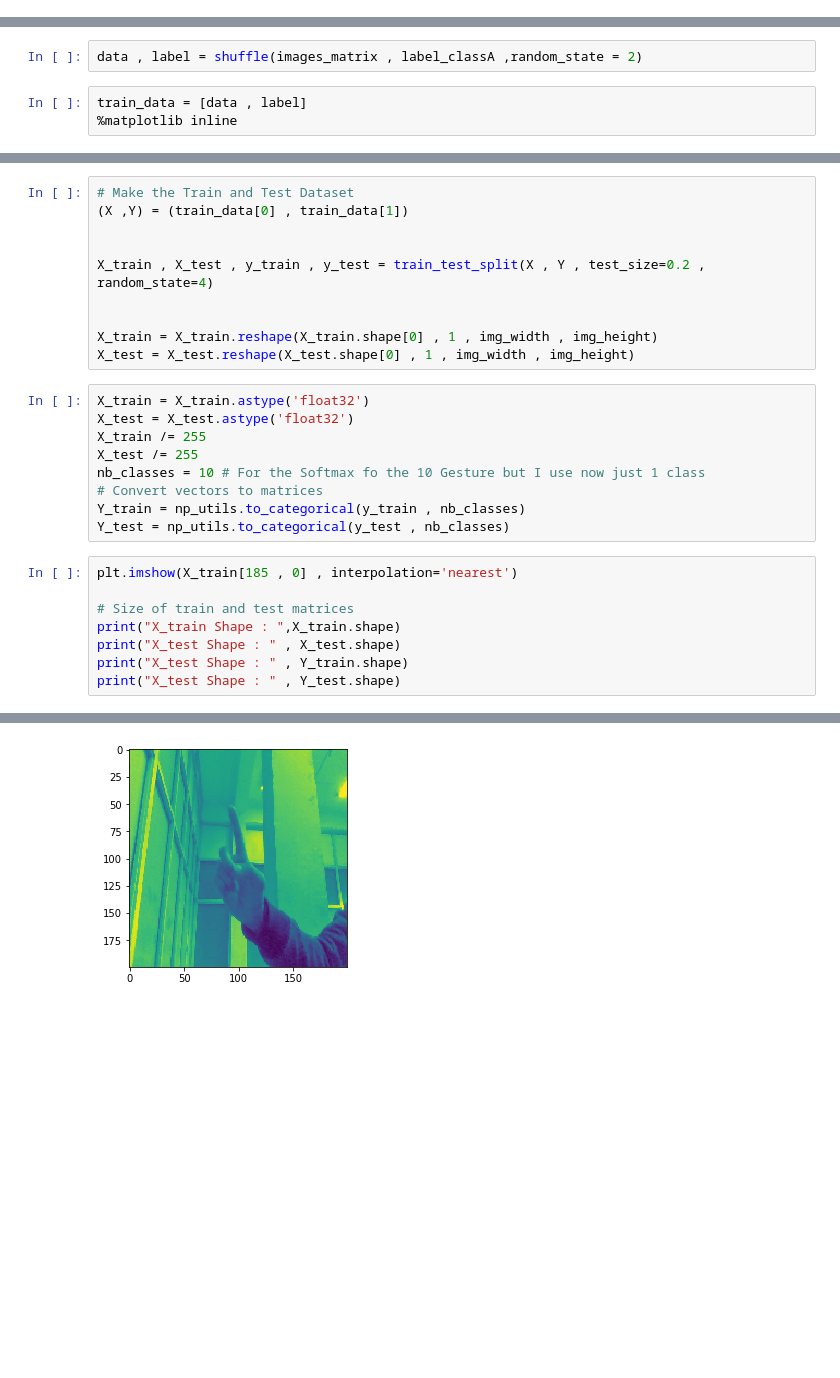
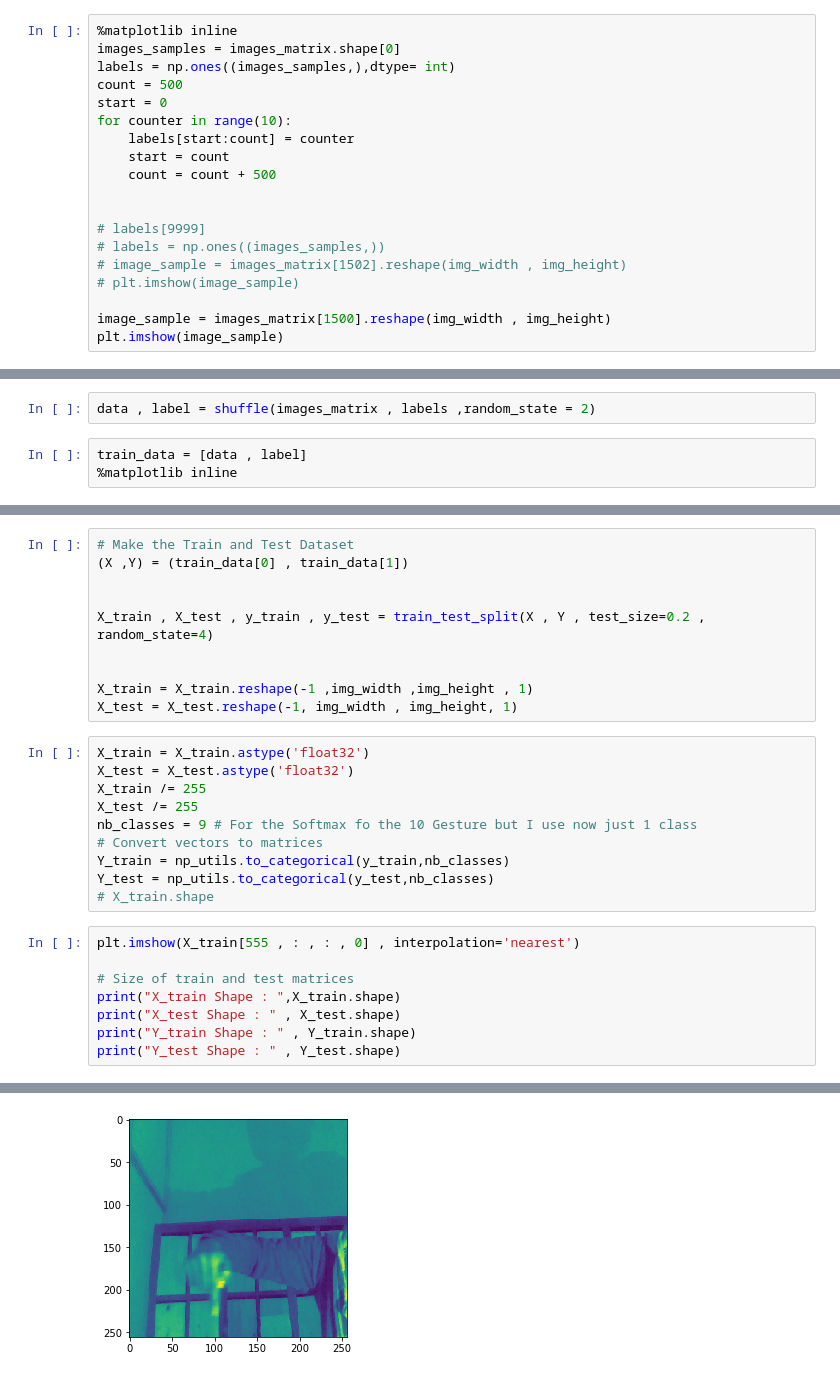
Before and after one commit to mohamedelshorbagy/gesture-recognition-project, a Jupyter notebook: My own script.ipynb, the cells around one changed output, grey strips where cells are left out. Saved outputs shown, nothing was run; the diff lists cells and outputs as text; blank space fills up the shorter version.

```diff
--- a/My own script.ipynb
+++ b/My own script.ipynb
@@ -46,0 +79,19 @@ label_classA = np.ones((images_samples,),dtype= int)
+# %%
+%matplotlib inline
+images_samples = images_matrix.shape[0]
+labels = np.ones((images_samples,),dtype= int)
+count = 500
+start = 0
+for counter in range(10):
+    labels[start:count] = counter
+    start = count
+    count = count + 500
+
+
+# labels[9999]
+# labels = np.ones((images_samples,))
+# image_sample = images_matrix[1502].reshape(img_width , img_height)
+# plt.imshow(image_sample)
+
+image_sample = images_matrix[1500].reshape(img_width , img_height)
+plt.imshow(image_sample)
@@ -47,5 +109,5 @@ label_classA = np.ones((images_samples,),dtype= int)
 # %%
-data , label = shuffle(images_matrix , label_classA ,random_state = 2)
+data , label = shuffle(images_matrix , labels ,random_state = 2)
 # %%
 train_data = [data , label]
 %matplotlib inline
@@ -67,23 +119,24 @@ Labels Shape : (1000,)
 X_train , X_test , y_train , y_test = train_test_split(X , Y , test_size=0.2 , random_state=4)
 
 
-X_train = X_train.reshape(X_train.shape[0] , 1 , img_width , img_height)
-X_test = X_test.reshape(X_test.shape[0] , 1 , img_width , img_height)
+X_train = X_train.reshape(-1 ,img_width ,img_height , 1)
+X_test = X_test.reshape(-1, img_width , img_height, 1)
 # %%
 X_train = X_train.astype('float32')
 X_test = X_test.astype('float32')
 X_train /= 255
 X_test /= 255
-nb_classes = 10 # For the Softmax fo the 10 Gesture but I use now just 1 class
+nb_classes = 9 # For the Softmax fo the 10 Gesture but I use now just 1 class
 # Convert vectors to matrices
-Y_train = np_utils.to_categorical(y_train , nb_classes)
-Y_test = np_utils.to_categorical(y_test , nb_classes)
+Y_train = np_utils.to_categorical(y_train,nb_classes)
+Y_test = np_utils.to_categorical(y_test,nb_classes)
+# X_train.shape
 # %%
-plt.imshow(X_train[185 , 0] , interpolation='nearest')
+plt.imshow(X_train[555 , : , : , 0] , interpolation='nearest')
 
 # Size of train and test matrices
 print("X_train Shape : ",X_train.shape)
 print("X_test Shape : " , X_test.shape)
-print("X_test Shape : " , Y_train.shape)
-print("X_test Shape : " , Y_test.shape)
+print("Y_train Shape : " , Y_train.shape)
+print("Y_test Shape : " , Y_test.shape)
 # %% [output]
@@ -94 +147 @@ X_test Shape :  (200, 10)
-[figure, old version]
+[figure, new version]
```
Also changed, not shown: parts of 21 cells of this notebook, 3 other files.
